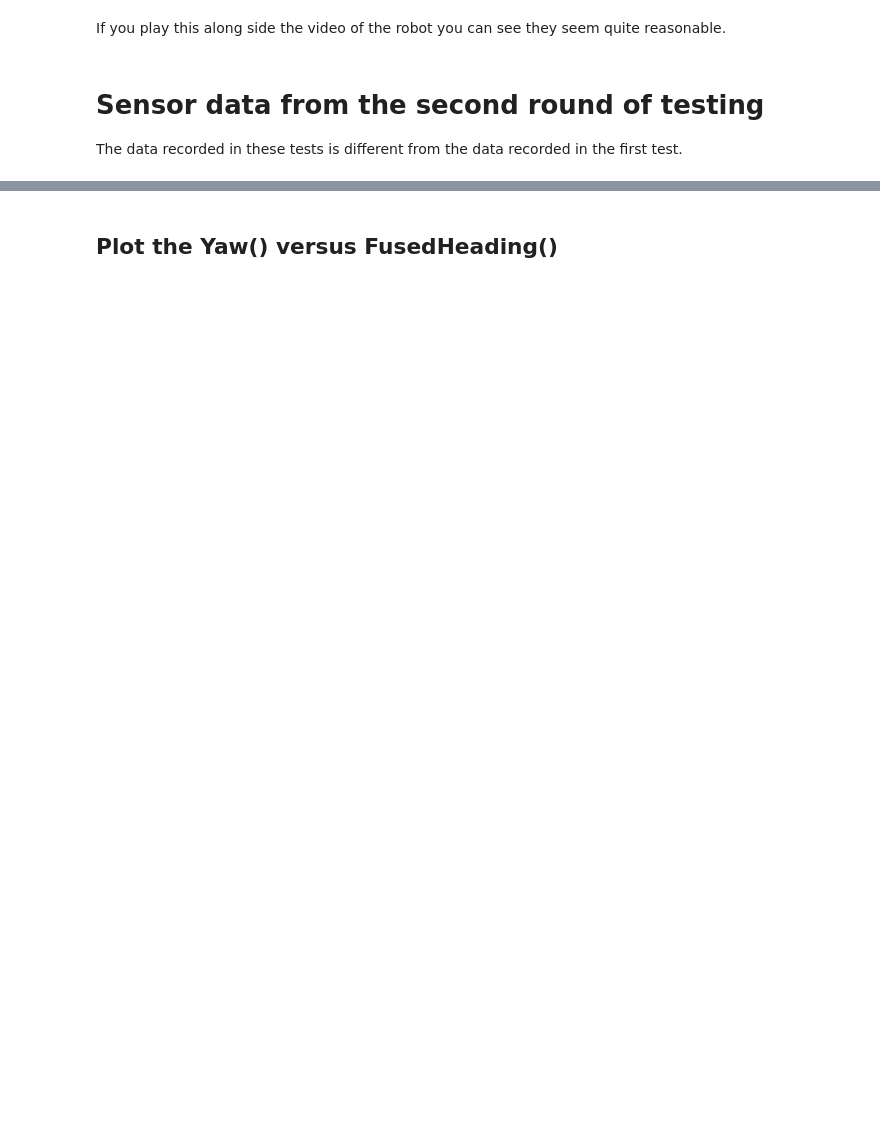
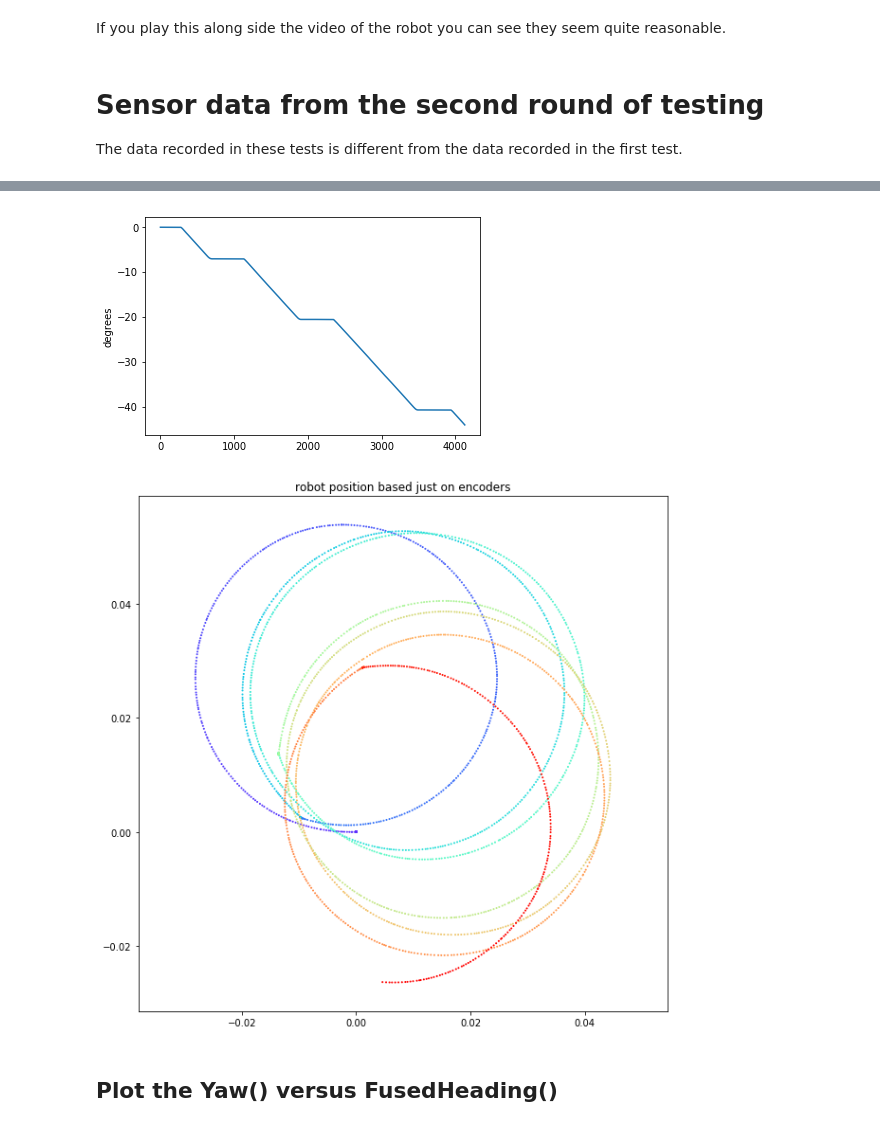
Before and after one commit to PHIL-MQP/phil, a Jupyter notebook: python/notebooks/Practice Field Data Analysis.ipynb, the cells around one changed output, grey strips where cells are left out. Saved outputs shown, nothing was run; the diff lists cells and outputs as text; code cells hidden in the pictures; blank space fills up the shorter version.

```diff
--- a/python/notebooks/Practice Field Data Analysis.ipynb
+++ b/python/notebooks/Practice Field Data Analysis.ipynb
@@ -120,3 +156,18 @@ idx header
+# %%
+plt.figure()
+plt.plot(encoder_yaws)
+plt.ylabel("degrees")
+plt.show()
+
+plt.figure(figsize=(10,10))
+colors = cm.rainbow(np.linspace(0, 1, len(encoder_xs)))
+plt.scatter(encoder_xs, encoder_ys, s=1, color=colors)
+plt.title("robot position based just on encoders")
+plt.axis("equal")
+plt.show()
+# %% [output]
+[figure, added]
+[figure, added]
 # %% [markdown]
 ## Plot the Yaw() versus FusedHeading()
 # %%
```
Also changed, not shown: parts of 9 cells of this notebook, 10 other files.
